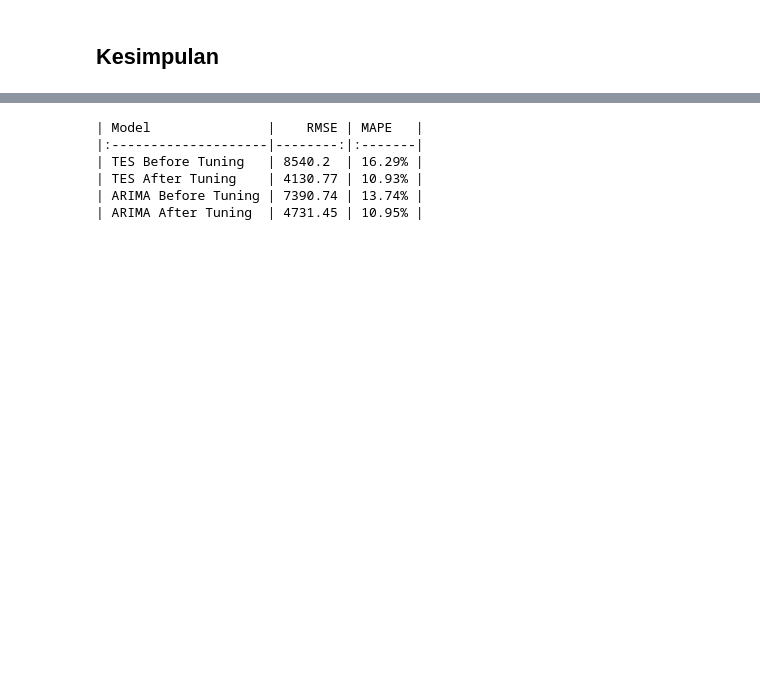
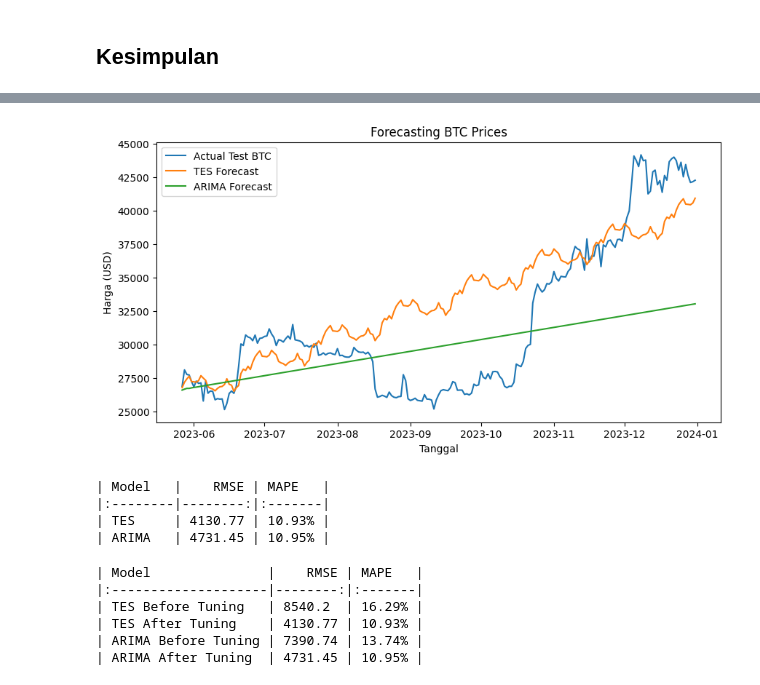
Before and after one commit to adiprrassetyo/forecast-tse-arima, a Jupyter notebook: Close Price BTC 2024 (Test).ipynb, the cells around one changed output, grey strips where cells are left out. Cells and saved outputs as stored; diff of their text form; code cells hidden in the pictures; blank space fills up the shorter version.

```diff
--- a/Close Price BTC 2024 (Test).ipynb
+++ b/Close Price BTC 2024 (Test).ipynb
@@ -860,3 +859,29 @@ plt.show()
+# %%
+# Plotting the forecasts
+plt.figure(figsize=(10, 5))
+plt.plot(arima_test_df['Close_interpolated'], label='Actual Test BTC')
+plt.plot(Tuning_TES, label='TES Forecast')
+plt.plot(Tuning_ARIMA, label='ARIMA Forecast')
+plt.legend()
+plt.title('Forecasting BTC Prices')
+plt.xlabel('Tanggal')
+plt.ylabel('Harga (USD)')
+plt.show()
+
+comparison_df = pd.DataFrame({
+    'Model': ['TES','ARIMA'],
+    'RMSE': [ rmse_tuned_TES, rmse_tuned_ARIMA ],
+    'MAPE': [ (f'{mape_tuned_TES:.2f}%'), (f'{mape_tuned_ARIMA:.2f}%')]
+})
+
+# Display the comparison DataFrame
+print(tabulate(comparison_df, headers='keys', tablefmt='pipe', showindex=False))
+# %% [output]
+[figure, added]
+| Model   |    RMSE | MAPE   |
+|:--------|--------:|:-------|
+| TES     | 4130.77 | 10.93% |
+| ARIMA   | 4731.45 | 10.95% |
 # %%
 comparison_df = pd.DataFrame({
     'Model': ['TES Before Tuning', 'TES After Tuning', 'ARIMA Before Tuning', 'ARIMA After Tuning'],
```
Also changed, not shown: parts of 9 cells of this notebook, 38 other files.
